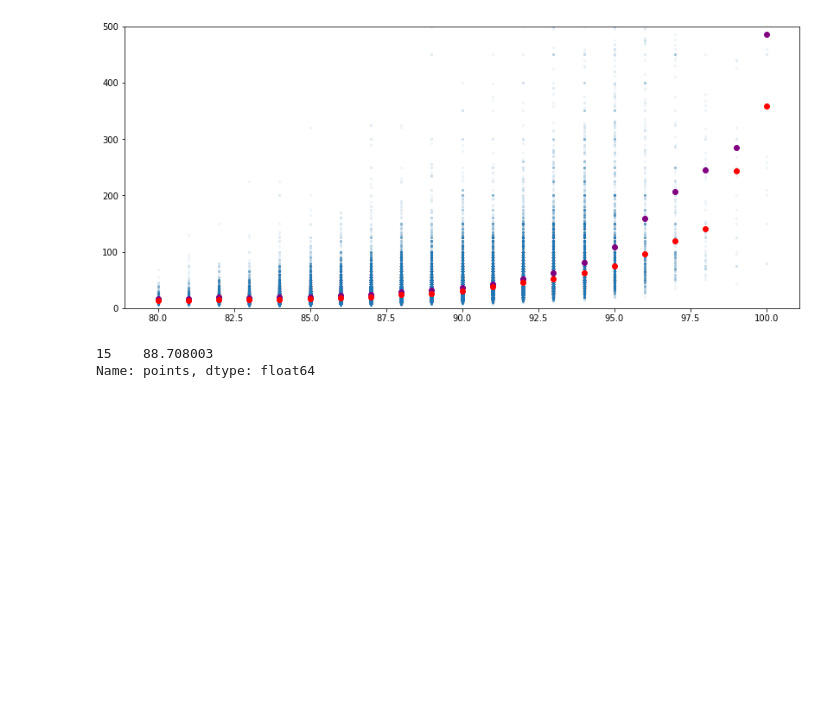
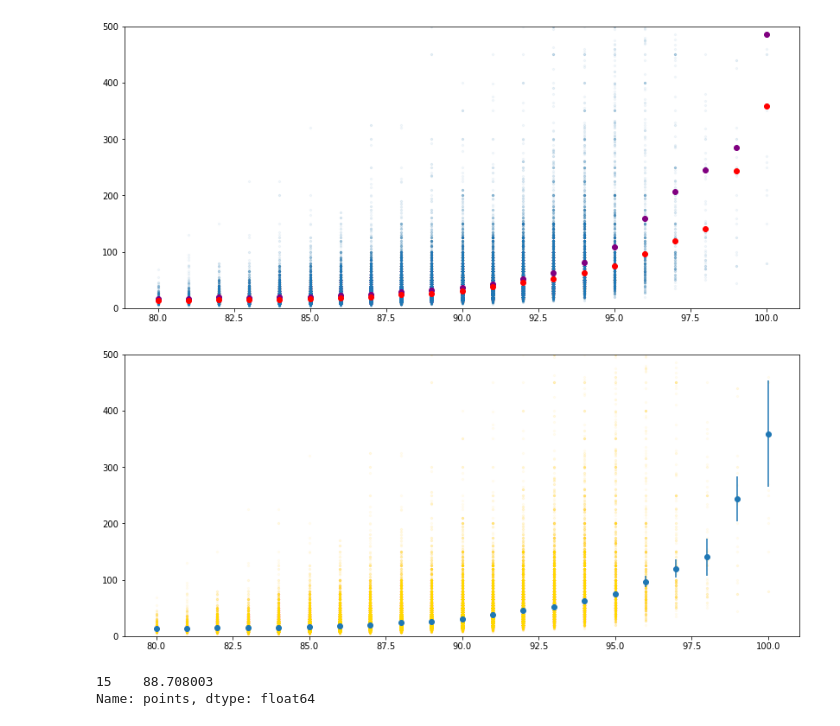
Before and after one commit to renatonico/Pygeons, a Jupyter notebook: notebooks/angel.ipynb, the cells around one changed output. Drawn from its saved outputs; the diff is of its cells as text; code cells hidden in the pictures; blank space fills up the shorter version.

```diff
--- a/notebooks/angel.ipynb
+++ b/notebooks/angel.ipynb
@@ -312,6 +298,30 @@ plt.ylim(0,500)
 plt.show()
 # %% [output]
 [figure]
+# %%
+clean_data_med = clean_data.groupby('points').median()
+clean_data_med = clean_data_med.reset_index()
+clean_data_err = clean_data.groupby('points').sem()
+clean_data_err = clean_data_err.reset_index()
+
+#clean_data_med.head()
+#us_med = us.groupby('points').median()
+#us_med = us_med.reset_index()
+#us_err = us.groupby('points').sem()
+#us_err = us_err.reset_index()
+# %%
+plt.figure(figsize=(14,6))
+#plt.scatter(us_med['points'],us_med['price'],alpha=0.75)
+plt.errorbar(clean_data_med.points, clean_data_med.price, clean_data_err.price, fmt="o")
+plt.scatter(cpoints,cprice,alpha=0.05,s=5, c='gold')
+#plt.errorbar(france_med.points, france_med.price,france_err.price, fmt="s")
+#plt.errorbar(italy_med.points, italy_med.price,italy_err.price, fmt="d")
+#plt.grid()
+#plt.plot(b['points'],b['price'])
+plt.ylim(0,500)
+plt.show()
+# %% [output]
+[figure, added]
 # %%
 country_province[country_province['taster_name']=='Roger Voss']['points']
 # %% [output]
```
Also changed, not shown: parts of 15 cells of this notebook.
